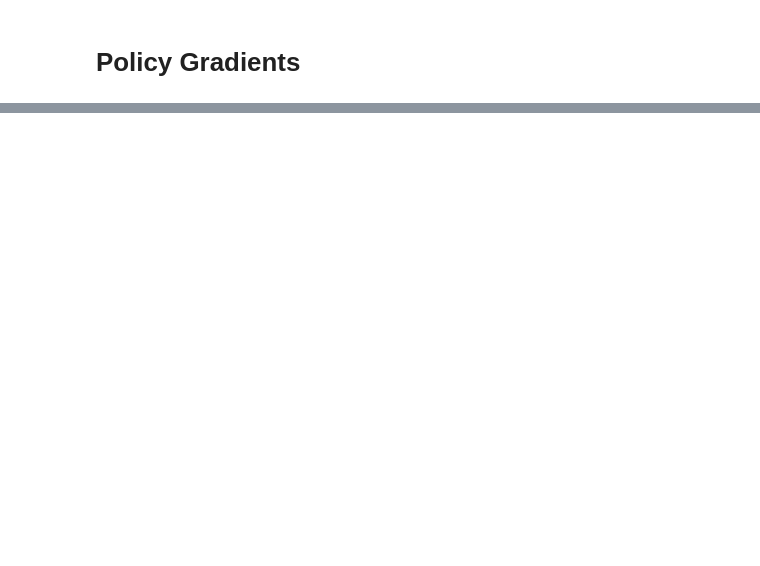
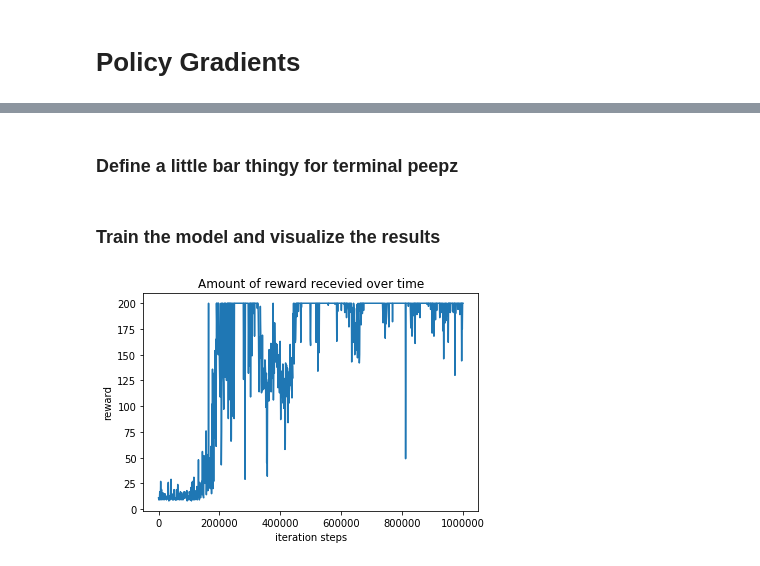
Before and after one commit to BobMcFry/ann-tensorflow, a Jupyter notebook: ex07/25_policy-gradient.ipynb, the cells around one changed output, grey strips where cells are left out. Cells and saved outputs as stored; diff of their text form; code cells hidden in the pictures; blank space fills up the shorter version.

```diff
--- a/ex07/25_policy-gradient.ipynb
+++ b/ex07/25_policy-gradient.ipynb
@@ -21,0 +230,10 @@ ArgumentError: argument 2: <class 'TypeError'>: wrong type
+# %%
+episodes      = 1000  # Number of episodes
+iterations    = 200   # Number of steps per episode
+render_step   = 1000  # Render frame every r steps
+batch_size    = 1     # Average over several episodes
+learning_rate = 0.01  # Learning rate for Adam
+gamma         = 0.95  # Discount factor
+plot          = True  # Display a dynamic plot.
+# %% [markdown]
+### Define a little bar thingy for terminal peepz
@@ -21,0 +247,69 @@ ArgumentError: argument 2: <class 'TypeError'>: wrong type
+# %% [markdown]
+### Train the model and visualize the results
+# %%
+env = gym.make('CartPole-v0')
+
+env.spec.max_episode_steps = iterations
+summed_gradient_buffer     = []
+
+if plot:
+    from matplotlib import pyplot as plt
+    fig = plt.figure()
+    axes = fig.add_subplot(111)
+    graph, = axes.plot([], [])
+    axes.set_title('Amount of reward recevied over time')
+    axes.set_xlabel('iteration steps')
+    axes.set_ylabel('reward')
+    #plt.ion()
+    #plt.show()
+
+agent = Agent(learning_rate, steps=episodes // 5)
+
+with tf.Session() as session:
+    session.run(tf.global_variables_initializer())
+
+    for episode in range(episodes):
+        gradient_buffer = []
+        summed_gradient_buffer = []
+        reward_buffer   = []
+        observation     = env.reset()
+        step_count      = 0
+        done = False
+
+        while not done:
+            act, *grads = agent.get_action(observation, session)
+
+            if episode * step_count % render_step == 0:
+                env.render()
+            step_count += 1
+
+            observation, reward, done, info = env.step(act)
+            reward_buffer.append(reward)
+            gradient_buffer.append(grads)
+
+            if done:
+                # print(progress_string(len(reward_buffer), iterations))
+                if plot:
+                    graph.set_xdata(np.append(graph.get_xdata(), episode * episodes + step_count))
+                    graph.set_ydata(np.append(graph.get_ydata(), len(reward_buffer)))
+                    axes.relim()
+                    axes.autoscale_view()
+                    #plt.draw()
+                    #plt.pause(0.01)
+
+
+        ##################
+        #  Episode done  #
+        ##################
+        rewards      = discounted_rewards(reward_buffer, gamma)
+        gradients    = discounted_gradients(gradient_buffer, rewards)
+        gradient_sum = np.sum(np.array(gradients), 0)
+        summed_gradient_buffer.append(gradient_sum)
+        if (episode + 1) % batch_size == 0:
+            for g in summed_gradient_buffer:
+                agent.train(g, session)
+
+    if plot:
+        plt.show()
+# %% [output]
+[figure, added]
```
Also changed, not shown: parts of 12 cells of this notebook.
